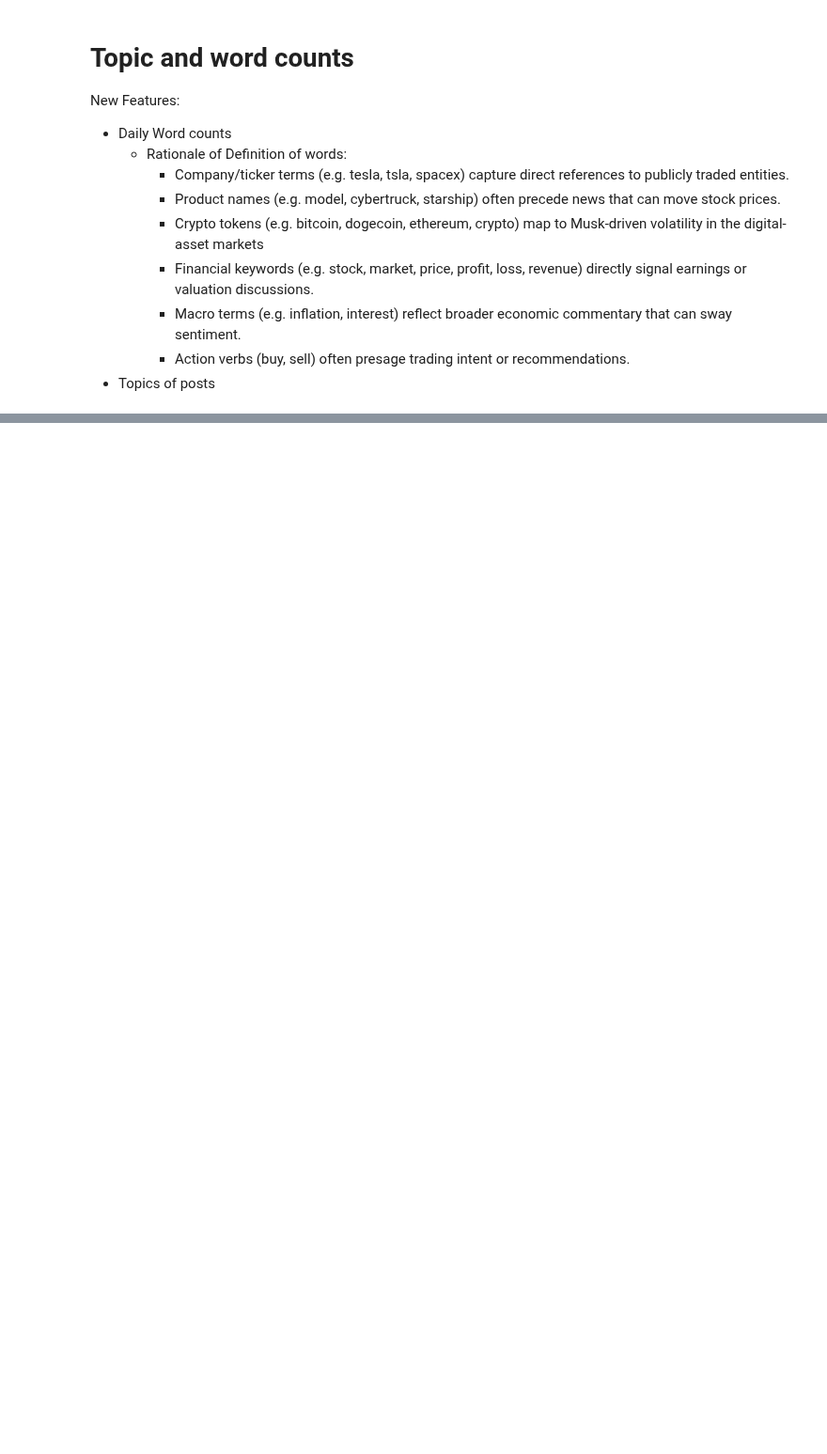
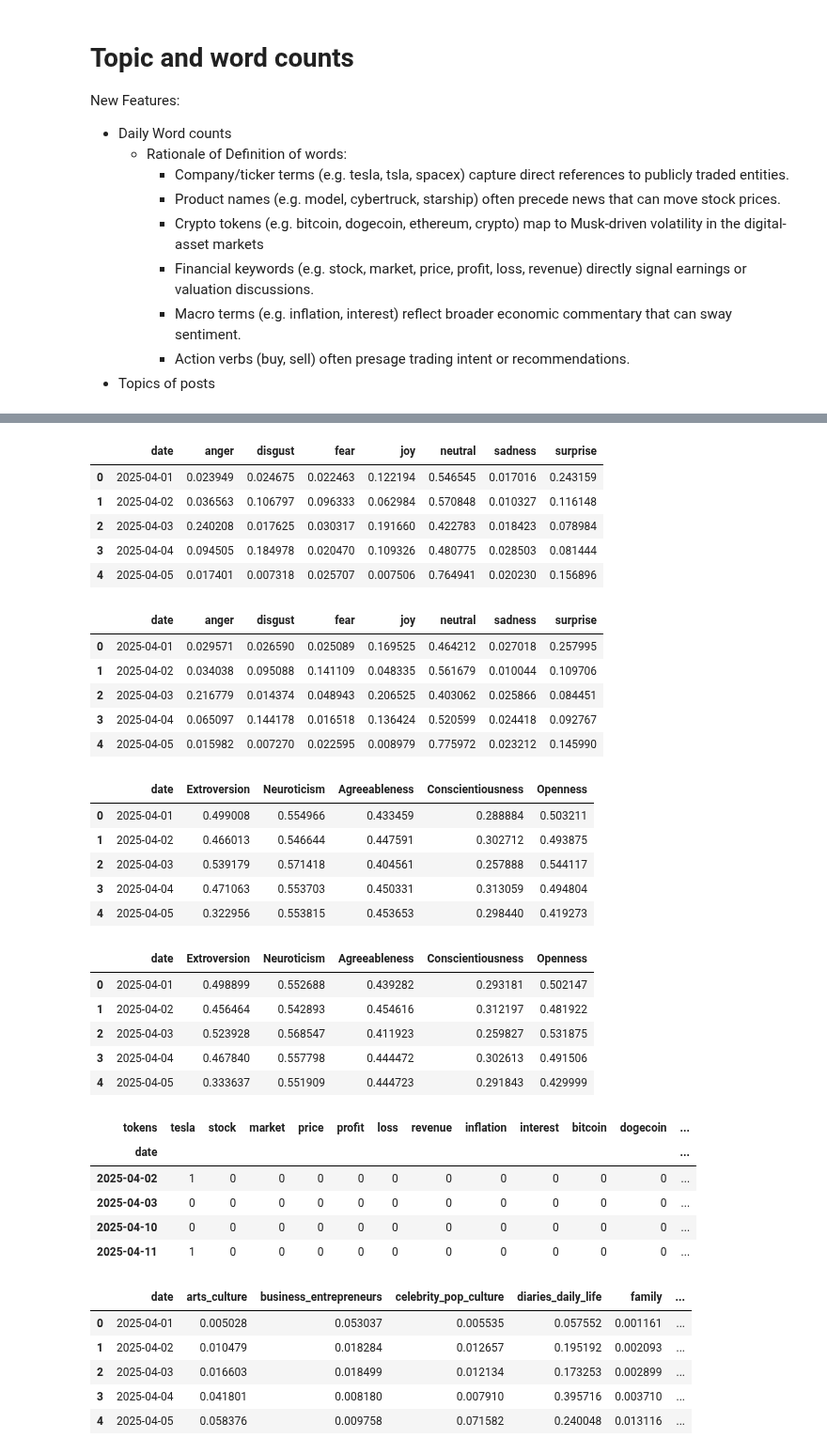
Before and after one commit to pmoll01/COIN2025_VollVertnuetelt, a Jupyter notebook: data/twitter_data/2. Feature_engineering.ipynb, the cells around one changed output, grey strips where cells are left out. Shown at 94% size. Drawn from its saved outputs; the diff is of its cells as text; code cells hidden in the pictures; blank space fills up the shorter version.

Commit message:
weights

```diff
--- a/data/twitter_data/2. Feature_engineering.ipynb
+++ b/data/twitter_data/2. Feature_engineering.ipynb
@@ -57,13 +57,13 @@ True
 # Kontrollvariablen
 # %%
 # Uses shorter time periods for testing purposes
-TEST = True
+TEST = False
 
 # Wenn nur einzelne Spalten/Features hinzugefügt werden sollen, bitte unten den Block 'neue Features zur CSV hinzufügen' entsprechend anpassen. Die bestehende final_daily_df csv wird dann in ein df geladen und die neuen Spalten werden dazugemerged und die csv wieder abgespeichert.
 einzelne_features_zur_bestehenden_CSV_hinzufügen = False # default = False
 
 # wenn True, wird die final_daily_df CSV ganz neu zusammengestellt.
-vollstaendige_neuerstellung_der_csv = False # default = False
+vollstaendige_neuerstellung_der_csv = True # default = False
 # %%
 musk_twitter_data_all = pd.read_csv(os.path.join('cleaned', 'musk_twitter_data_all.csv'),parse_dates=["createdAt"])
 musk_twitter_data_nlp = pd.read_csv(os.path.join('cleaned', 'musk_twitter_data_nlp.csv'),parse_dates=["createdAt"])
@@ -80,7 +80,7 @@ for df in (musk_twitter_data_all, musk_twitter_data_nlp):
     df["date"] = df["createdAt"].dt.date
 
 if TEST:
-    start_date = pd.to_datetime("2025-01-01").date()
+    start_date = pd.to_datetime("2025-04-01").date()
 else:
     start_date = pd.to_datetime("2015-01-01").date()
 
@@ -355,16 +331,17 @@ print("Aggregating daily personality...")
 personality_daily = (musk_twitter_data_nlp.groupby('date')[personality_labels].mean().reset_index())
 
 # Weighted daily aggregation
+print("Aggregating daily personality (weighted)...")
 weighted_sums = (
     musk_twitter_data_nlp
     .assign(**{
-        f"{pers}_w": musk_twitter_data_nlp[pers] * musk_twitter_data_nlp["engagement_index"]
+        f"{pers}_w": lambda df, pers=pers: df[pers] * df["engagement_index"]
         for pers in personality_labels
     })
     .groupby("date")
     .agg(
         **{f"{pers}_w_sum": (f"{pers}_w", "sum") for pers in personality_labels},
-        total_engagement = ("engagement_index", "sum"),
+        total_engagement=("engagement_index", "sum"),
     )
     .reset_index()
 )
@@ -372,14 +349,12 @@ weighted_sums = (
 personality_daily_weighted = (
     weighted_sums
     .assign(**{
-        f"{pers}_weighted": lambda df, pers=pers: df[f"{pers}_w_sum"] / df["total_engagement"]
+        pers: lambda df, pers=pers: df[f"{pers}_w_sum"] / df["total_engagement"]
         for pers in personality_labels
     })
-    [[
-        "date",
-        *[f"{pers}_weighted" for pers in personality_labels]
-    ]]
+    [["date", *personality_labels]]
 )
+print("Done!")
 # %% [output]
 Calculating personality traits...
 Aggregating daily personality...
@@ -470,31 +447,31 @@ print("Aggregating daily topics...")
 topics_daily = (musk_twitter_data_nlp.groupby('date')[topic_labels].mean().reset_index())
 
 # Weighted daily aggregation
+print("Aggregating daily topics (weighted)...")
 weighted_sums = (
     musk_twitter_data_nlp
     .assign(**{
-        f"{top}_w": musk_twitter_data_nlp[top] * musk_twitter_data_nlp["engagement_index"]
+        f"{top}_w": lambda df, top=top: df[top] * df["engagement_index"]
         for top in topic_labels
     })
     .groupby("date")
     .agg(
         **{f"{top}_w_sum": (f"{top}_w", "sum") for top in topic_labels},
-        total_engagement = ("engagement_index", "sum"),
+        total_engagement=("engagement_index", "sum"),
     )
     .reset_index()
 )
 
+# 2b) Traits wieder auf die Originalnamen zurückskalieren
 topics_daily_weighted = (
     weighted_sums
     .assign(**{
-        f"{top}_weighted": lambda df, top=top: df[f"{top}_w_sum"] / df["total_engagement"]
+        top: lambda df, top=top: df[f"{top}_w_sum"] / df["total_engagement"]
         for top in topic_labels
     })
-    [[
-        "date",
-        *[f"{top}_weighted" for top in topic_labels]
-    ]]
+    [["date", *topic_labels]]
 )
+print("Done!")
 # %% [output]
 Calculating topic probabilities...
 Asking to truncate to max_length but no maximum length is provided and the model has no predefined maximum length. Default to no truncation.
@@ -501,0 +481,10 @@ Aggregating daily topics...
+# %%
+display(sentiment_daily_weighted.head())
+display(emotion_daily_weighted.head())
+display(emotion_daily.head())
+
+display(personality_daily_weighted.head())
+display(personality_daily.head())
+display(daily_word_counts.head())
+display(topics_daily_weighted.head())
+# %% [output]
@@ -502,2 +497,38 @@ Aggregating daily topics...
+|  | date | anger | disgust | fear | joy | neutral | sadness | surprise |
+| 0 | 2025-04-01 | 0.023949 | 0.024675 | 0.022463 | 0.122194 | 0.546545 | 0.017016 | 0.243159 |
+| 1 | 2025-04-02 | 0.036563 | 0.106797 | 0.096333 | 0.062984 | 0.570848 | 0.010327 | 0.116148 |
+| 2 | 2025-04-03 | 0.240208 | 0.017625 | 0.030317 | 0.191660 | 0.422783 | 0.018423 | 0.078984 |
+| 3 | 2025-04-04 | 0.094505 | 0.184978 | 0.020470 | 0.109326 | 0.480775 | 0.028503 | 0.081444 |
+| 4 | 2025-04-05 | 0.017401 | 0.007318 | 0.025707 | 0.007506 | 0.764941 | 0.020230 | 0.156896 |
+|  | date | anger | disgust | fear | joy | neutral | sadness | surprise |
+| 0 | 2025-04-01 | 0.029571 | 0.026590 | 0.025089 | 0.169525 | 0.464212 | 0.027018 | 0.257995 |
+| 1 | 2025-04-02 | 0.034038 | 0.095088 | 0.141109 | 0.048335 | 0.561679 | 0.010044 | 0.109706 |
+| 2 | 2025-04-03 | 0.216779 | 0.014374 | 0.048943 | 0.206525 | 0.403062 | 0.025866 | 0.084451 |
+| 3 | 2025-04-04 | 0.065097 | 0.144178 | 0.016518 | 0.136424 | 0.520599 | 0.024418 | 0.092767 |
+| 4 | 2025-04-05 | 0.015982 | 0.007270 | 0.022595 | 0.008979 | 0.775972 | 0.023212 | 0.145990 |
+|  | date | Extroversion | Neuroticism | Agreeableness | Conscientiousness | Openness |
+| 0 | 2025-04-01 | 0.499008 | 0.554966 | 0.433459 | 0.288884 | 0.503211 |
+| 1 | 2025-04-02 | 0.466013 | 0.546644 | 0.447591 | 0.302712 | 0.493875 |
+| 2 | 2025-04-03 | 0.539179 | 0.571418 | 0.404561 | 0.257888 | 0.544117 |
+| 3 | 2025-04-04 | 0.471063 | 0.553703 | 0.450331 | 0.313059 | 0.494804 |
+| 4 | 2025-04-05 | 0.322956 | 0.553815 | 0.453653 | 0.298440 | 0.419273 |
+|  | date | Extroversion | Neuroticism | Agreeableness | Conscientiousness | Openness |
+| 0 | 2025-04-01 | 0.498899 | 0.552688 | 0.439282 | 0.293181 | 0.502147 |
+| 1 | 2025-04-02 | 0.456464 | 0.542893 | 0.454616 | 0.312197 | 0.481922 |
+| 2 | 2025-04-03 | 0.523928 | 0.568547 | 0.411923 | 0.259827 | 0.531875 |
+| 3 | 2025-04-04 | 0.467840 | 0.557798 | 0.444472 | 0.302613 | 0.491506 |
+| 4 | 2025-04-05 | 0.333637 | 0.551909 | 0.444723 | 0.291843 | 0.429999 |
+| tokens | tesla | stock | market | price | profit | loss | revenue | inflation | interest | bitcoin | dogecoin | ... |
+| date |  |  |  |  |  |  |  |  |  |  |  | ... |
+| 2025-04-02 | 1 | 0 | 0 | 0 | 0 | 0 | 0 | 0 | 0 | 0 | 0 | ... |
+| 2025-04-03 | 0 | 0 | 0 | 0 | 0 | 0 | 0 | 0 | 0 | 0 | 0 | ... |
+| 2025-04-10 | 0 | 0 | 0 | 0 | 0 | 0 | 0 | 0 | 0 | 0 | 0 | ... |
+| 2025-04-11 | 1 | 0 | 0 | 0 | 0 | 0 | 0 | 0 | 0 | 0 | 0 | ... |
+|  | date | arts_culture | business_entrepreneurs | celebrity_pop_culture | diaries_daily_life | family | ... |
+| 0 | 2025-04-01 | 0.005028 | 0.053037 | 0.005535 | 0.057552 | 0.001161 | ... |
+| 1 | 2025-04-02 | 0.010479 | 0.018284 | 0.012657 | 0.195192 | 0.002093 | ... |
+| 2 | 2025-04-03 | 0.016603 | 0.018499 | 0.012134 | 0.173253 | 0.002899 | ... |
+| 3 | 2025-04-04 | 0.041801 | 0.008180 | 0.007910 | 0.395716 | 0.003710 | ... |
+| 4 | 2025-04-05 | 0.058376 | 0.009758 | 0.071582 | 0.240048 | 0.013116 | ... |
 # %% [markdown]
 ## Additional Features to consider/ ToDos
```
Also changed, not shown: parts of 19 cells of this notebook.
